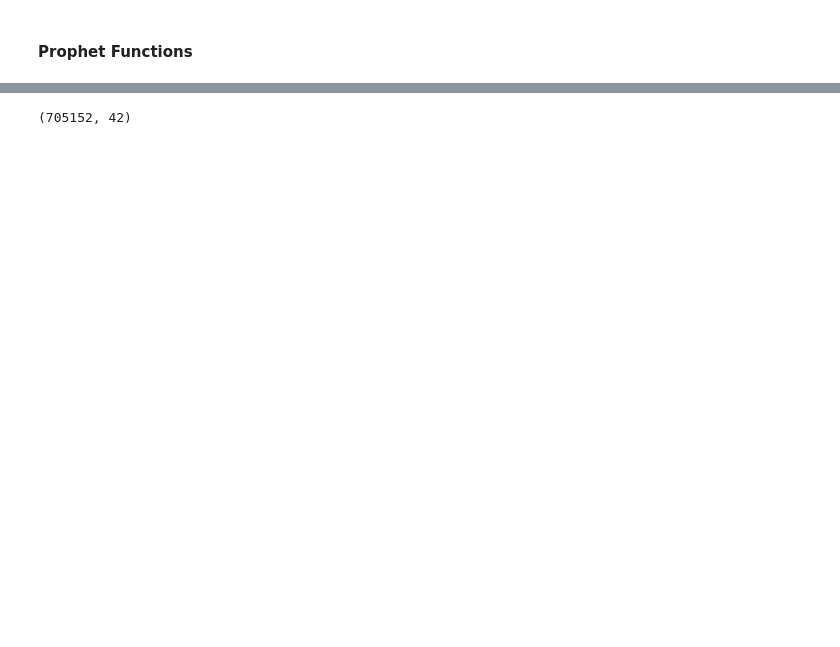
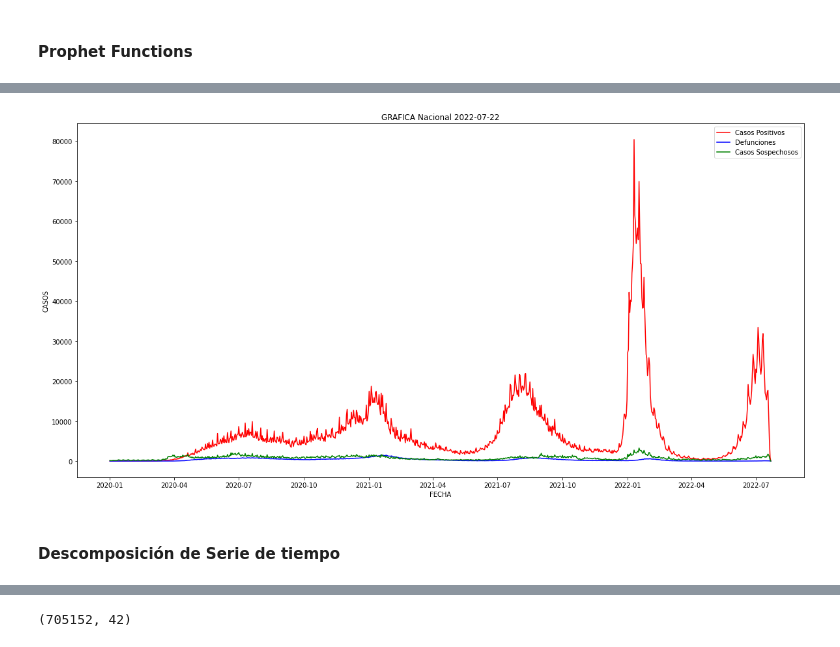
Before and after one commit to EduHdzVillasana/COVIDSTATSMX, a Jupyter notebook: Tesina/Script/curve_forecasting.ipynb, the cells around one changed output, grey strips where cells are left out. Cells and saved outputs as stored; diff of their text form; code cells hidden in the pictures; blank space fills up the shorter version.

```diff
--- a/Tesina/Script/curve_forecasting.ipynb
+++ b/Tesina/Script/curve_forecasting.ipynb
@@ -16,2 +32,3 @@ Importing plotly failed. Interactive plots will not work.
 # %%
-str(dt.date.today())
+run_date = str(dt.date.today())
+figures_path = "Graficas/"
@@ -130,7 +183,7 @@ def getCasesByDay (covid_df, dates, state = 0, countys = []):
         casesBD["CASOS_SOSPECHOSOS"].append(sus)
         casesBD["DEFUNCIONES"].append(dec)
         casesBD["HOSPITALIZACIONES"].append(hos)
-    return casesBD
+    return pd.DataFrame(casesBD)
 # %%
 def createGraph (name, casesBD_df, date):
     casesBD_df["FECHA"] = pd.to_datetime(casesBD_df["FECHA"], format = "%Y-%m-%d")
@@ -524,0 +508,8 @@ mty_df = filter_by_zm(covid_df, mty_codes)
+# %%
+casesBD_df = getCasesByDay(covid_df, dates)
+# %%
+createGraph("Nacional", casesBD_df, update_date)
+# %% [output]
+[figure, added]
+# %% [markdown]
+#### Descomposición de Serie de tiempo
```
Also changed, not shown: parts of 85 cells of this notebook, 17 other files.
